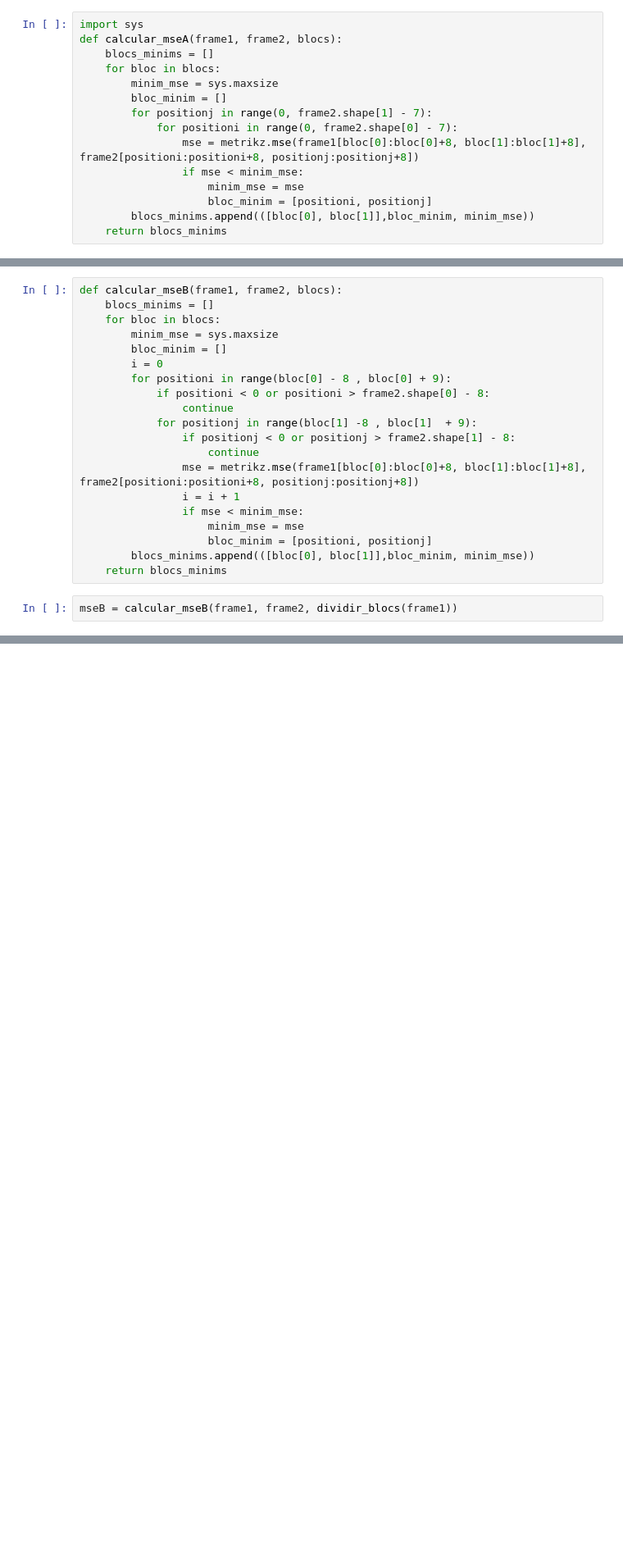
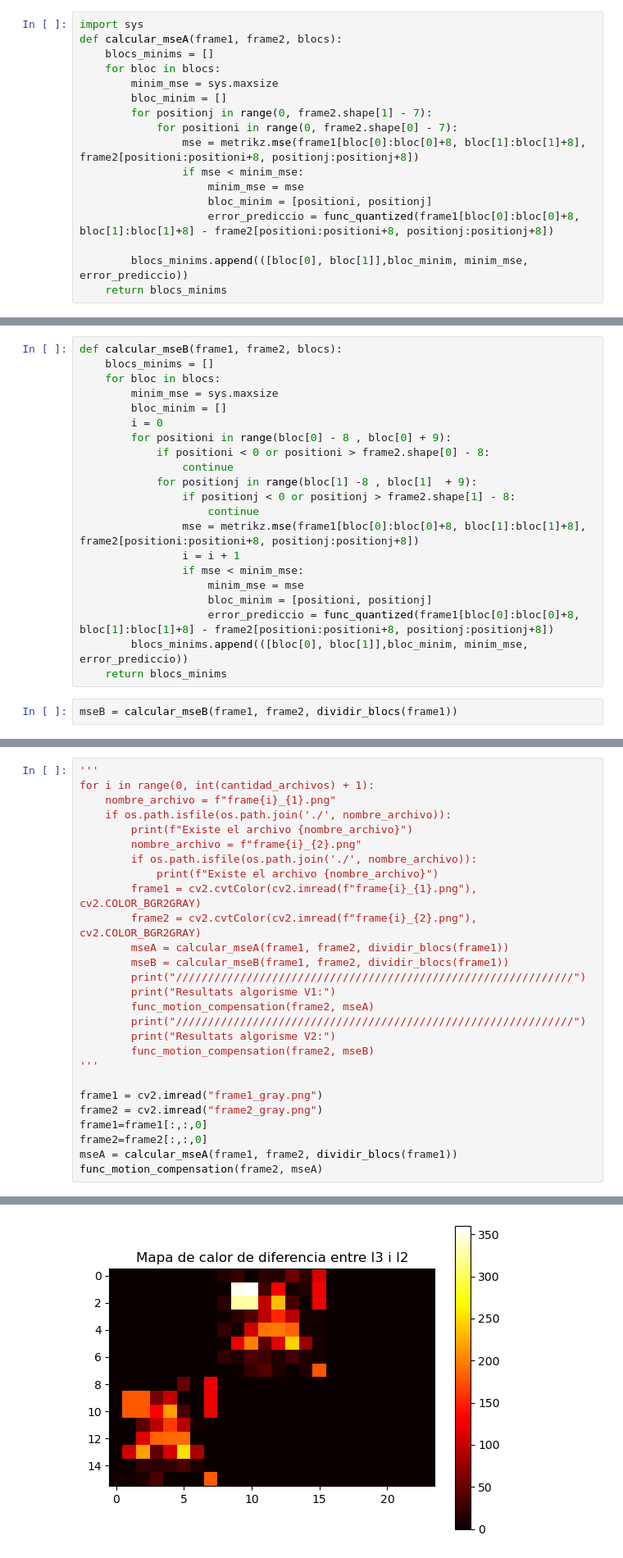
Before and after one commit to albertceballos0/UAB-SISTEMES-MULTIMEDIA, a Jupyter notebook: PRAC3/sessio3.ipynb, the cells around one changed output, grey strips where cells are left out. Shown: that part at 82% size. Cells and saved outputs as stored; diff of their text form; blank space fills up the shorter version.

```diff
--- a/PRAC3/sessio3.ipynb
+++ b/PRAC3/sessio3.ipynb
@@ -118,7 +110,9 @@ def calcular_mseA(frame1, frame2, blocs):
                 if mse < minim_mse:
                     minim_mse = mse
                     bloc_minim = [positioni, positionj]
-        blocs_minims.append(([bloc[0], bloc[1]],bloc_minim, minim_mse))
+                    error_prediccio = func_quantized(frame1[bloc[0]:bloc[0]+8, bloc[1]:bloc[1]+8] - frame2[positioni:positioni+8, positionj:positionj+8])
+
+        blocs_minims.append(([bloc[0], bloc[1]],bloc_minim, minim_mse, error_prediccio))
     return blocs_minims
 # %%
 mseA = calcular_mseA(frame1, frame2, dividir_blocs(frame1))
@@ -149,7 +145,8 @@ def calcular_mseB(frame1, frame2, blocs):
                 if mse < minim_mse:
                     minim_mse = mse
                     bloc_minim = [positioni, positionj]
-        blocs_minims.append(([bloc[0], bloc[1]],bloc_minim, minim_mse))
+                    error_prediccio = func_quantized(frame1[bloc[0]:bloc[0]+8, bloc[1]:bloc[1]+8] - frame2[positioni:positioni+8, positionj:positionj+8])
+        blocs_minims.append(([bloc[0], bloc[1]],bloc_minim, minim_mse, error_prediccio))
     return blocs_minims
 # %%
 mseB = calcular_mseB(frame1, frame2, dividir_blocs(frame1))
@@ -226,0 +273,28 @@ mseB:  [([0, 0], [0, 0], 4.90625), ([0, 8], [0, 8], 6.21875), ([0, 16], [0, 16],
+# %%
+'''
+for i in range(0, int(cantidad_archivos) + 1):
+    nombre_archivo = f"frame{i}_{1}.png"
+    if os.path.isfile(os.path.join('./', nombre_archivo)):
+        print(f"Existe el archivo {nombre_archivo}")
+        nombre_archivo = f"frame{i}_{2}.png"
+        if os.path.isfile(os.path.join('./', nombre_archivo)):
+            print(f"Existe el archivo {nombre_archivo}")
+        frame1 = cv2.cvtColor(cv2.imread(f"frame{i}_{1}.png"), cv2.COLOR_BGR2GRAY)
+        frame2 = cv2.cvtColor(cv2.imread(f"frame{i}_{2}.png"), cv2.COLOR_BGR2GRAY)
+        mseA = calcular_mseA(frame1, frame2, dividir_blocs(frame1))
+        mseB = calcular_mseB(frame1, frame2, dividir_blocs(frame1))
+        print("//////////////////////////////////////////////////////////////")
+        print("Resultats algorisme V1:")
+        func_motion_compensation(frame2, mseA)
+        print("//////////////////////////////////////////////////////////////")
+        print("Resultats algorisme V2:")
+        func_motion_compensation(frame2, mseB)
+'''
+
+frame1 = cv2.imread("frame1_gray.png")
+frame2 = cv2.imread("frame2_gray.png")
+frame1=frame1[:,:,0]
+frame2=frame2[:,:,0]
+mseA = calcular_mseA(frame1, frame2, dividir_blocs(frame1))
+func_motion_compensation(frame2, mseA)
+# %% [output]
@@ -226,0 +318 @@ mseB:  [([0, 0], [0, 0], 4.90625), ([0, 8], [0, 8], 6.21875), ([0, 16], [0, 16],
+[figure, added]
```
Also changed, not shown: parts of 9 cells of this notebook, 1 other file.
